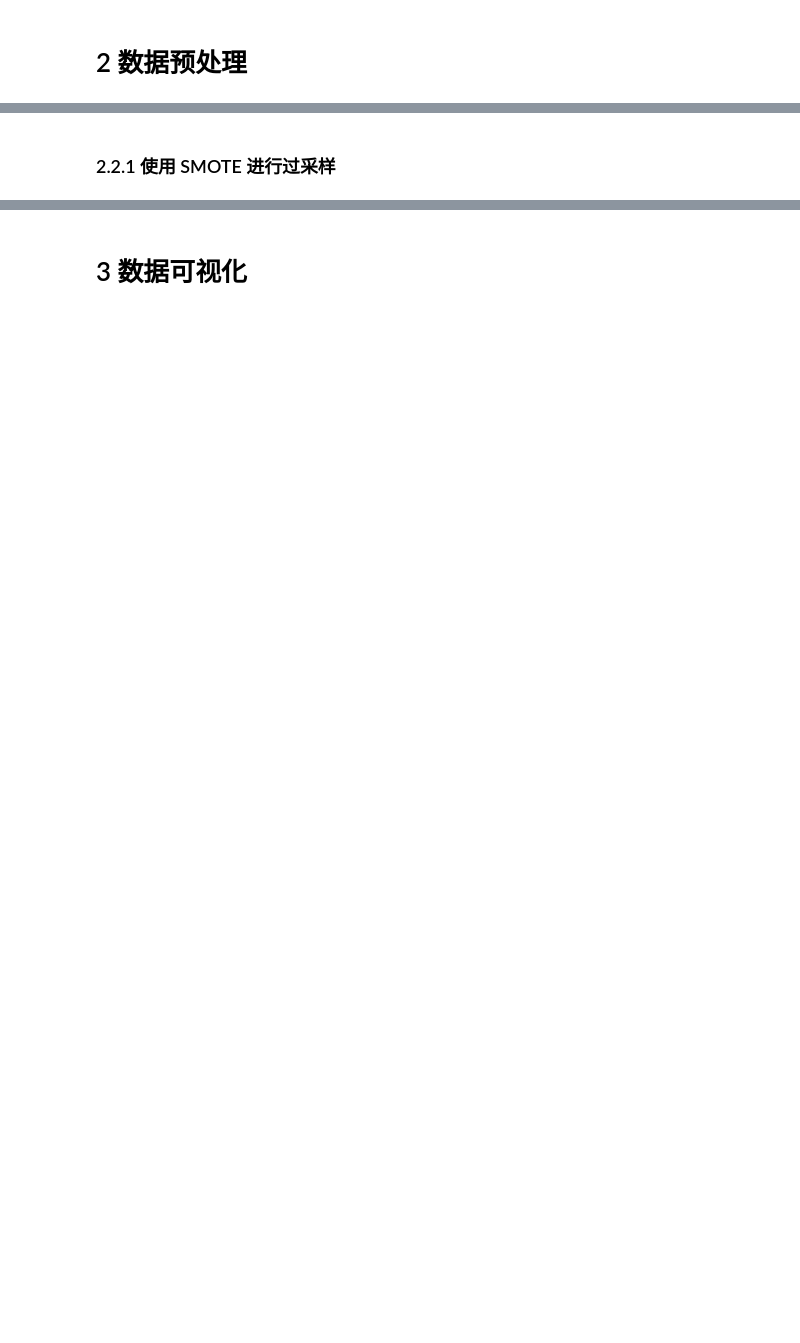
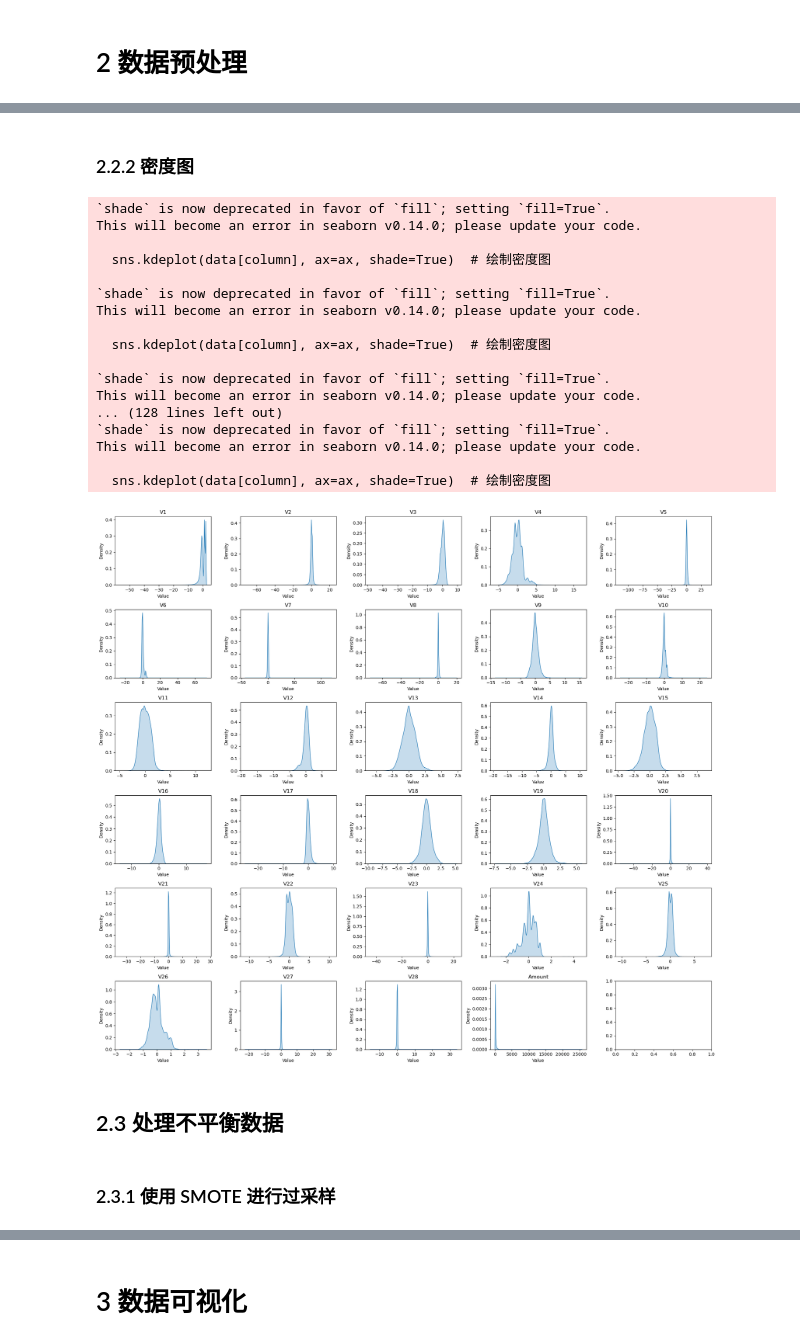
Before and after one commit to PinmogeJoshua/CreditCardFraudDetection, a Jupyter notebook: ccfd.ipynb, the cells around one changed output, grey strips where cells are left out. Drawn from its saved outputs; the diff is of its cells as text; code cells hidden in the pictures; blank space fills up the shorter version.

```diff
--- a/ccfd.ipynb
+++ b/ccfd.ipynb
@@ -43,5 +60,51 @@ plt.show()
+# %% [markdown]
+### 2.2.2 密度图
+# %%
+# 设置图形大小
+num_features = len(data.columns)  # 特征数量
+cols = 5  # 每行显示的图表数量
+rows = (num_features + cols - 1) // cols  # 计算行数
+
+fig, axes = plt.subplots(rows, cols, figsize=(cols * 4, rows * 3))  # 设置子图网格
+axes = axes.flatten()  # 将子图对象展平以便于迭代
+
+for i, column in enumerate(data.columns):
+    if column != 'Class':  # 排除目标变量
+        ax = axes[i]
+        sns.kdeplot(data[column], ax=ax, shade=True)  # 绘制密度图
+        ax.set_title(column)  # 设置标题
+        ax.set_xlabel("Value")
+        ax.set_ylabel("Density")
+
+# 如果子图数量多于特征数量，隐藏多余的子图
+for i in range(len(data.columns), len(axes)):
+    axes[i].set_visible(False)
+
+plt.tight_layout()  # 自动调整子图间距
+plt.show()
+# %% [output]
+`shade` is now deprecated in favor of `fill`; setting `fill=True`.
+This will become an error in seaborn v0.14.0; please update your code.
+
+  sns.kdeplot(data[column], ax=ax, shade=True)  # 绘制密度图
+
+`shade` is now deprecated in favor of `fill`; setting `fill=True`.
+This will become an error in seaborn v0.14.0; please update your code.
+
+  sns.kdeplot(data[column], ax=ax, shade=True)  # 绘制密度图
+
+`shade` is now deprecated in favor of `fill`; setting `fill=True`.
+This will become an error in seaborn v0.14.0; please update your code.
+... (128 lines left out)
+`shade` is now deprecated in favor of `fill`; setting `fill=True`.
+This will become an error in seaborn v0.14.0; please update your code.
+
+  sns.kdeplot(data[column], ax=ax, shade=True)  # 绘制密度图
+[figure, added]
+# %% [markdown]
+## 2.3 处理不平衡数据
 # %% [markdown]
-### 2.2.1 使用 SMOTE 进行过采样
+### 2.3.1 使用 SMOTE 进行过采样
 # %%
 # 使用 SMOTE 进行过采样
 from imblearn.over_sampling import SMOTE
```
Also changed, not shown: parts of 19 cells of this notebook.
